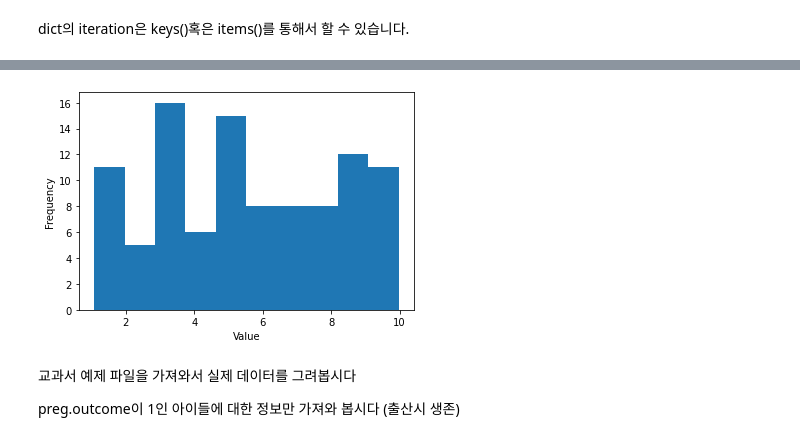
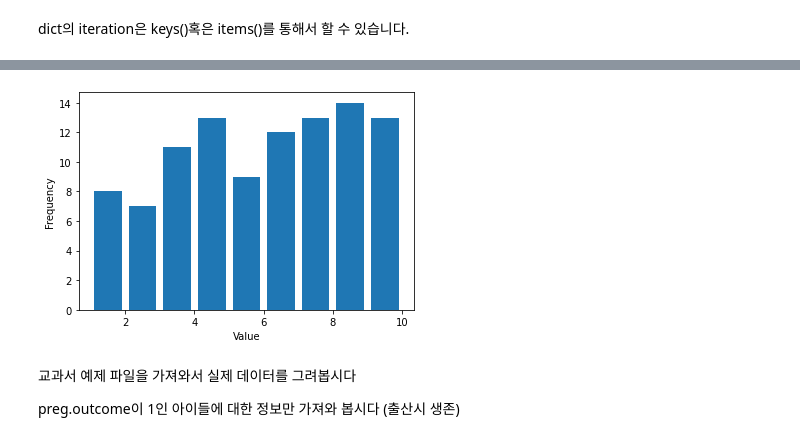
Before and after one commit to jongvvon/Statistics, a Jupyter notebook: WEEK04-01_NoSolution.ipynb, the cells around one changed output, grey strips where cells are left out. Saved outputs shown, nothing was run; the diff lists cells and outputs as text; code cells hidden in the pictures.

```diff
--- a/WEEK04-01_NoSolution.ipynb
+++ b/WEEK04-01_NoSolution.ipynb
@@ -135,12 +142,12 @@ plt.show()
 # %%
 from matplotlib import pyplot as plt
-plt.hist(long_values)
-#plt.hist(long_values, bins = range(1, 11), rwidth = 0.8) # bins를 조정해보세요
+#plt.hist(long_values)
+plt.hist(long_values, bins = range(1, 11), rwidth = 0.8) # bins를 조정해보세요
 plt.xlabel("Value")
 plt.ylabel("Frequency")
 plt.show()
 # %% [output]
-[figure, old version]
+[figure, new version]
 # %% [markdown]
 교과서 예제 파일을 가져와서 실제 데이터를 그려봅시다
 
```
Also changed, not shown: parts of 32 cells of this notebook.
